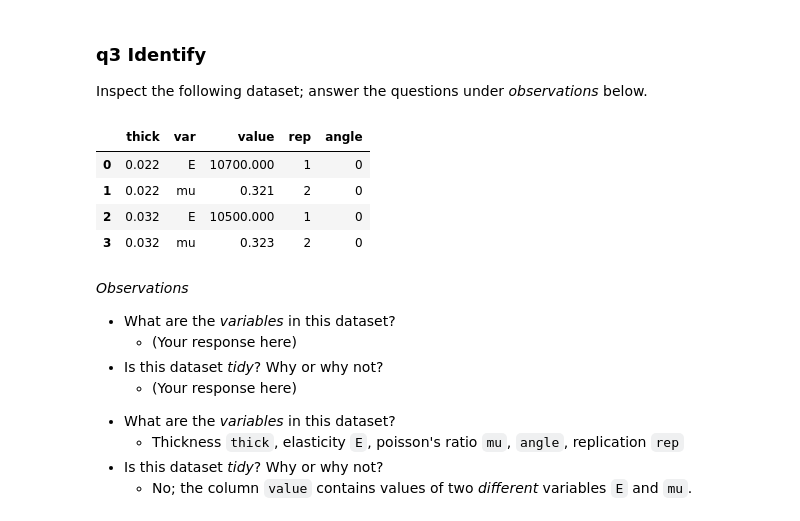
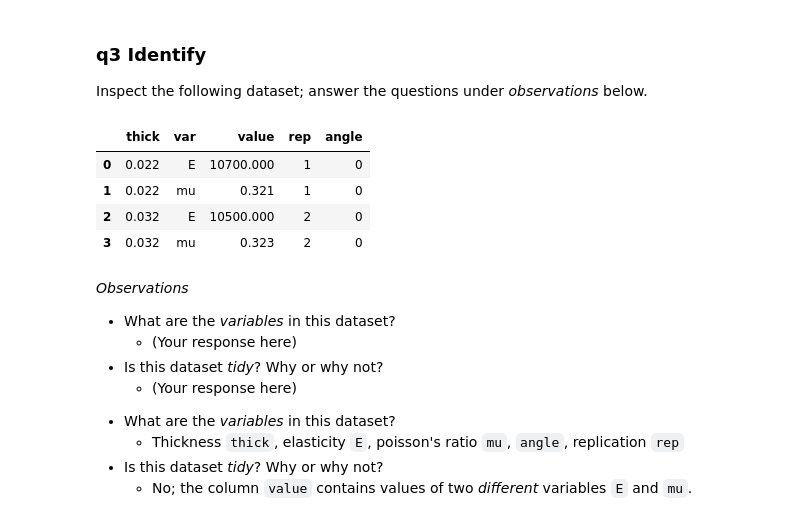
Before and after one commit to zdelrosario/evc-course, a Jupyter notebook: exercises/e-data03-pivot-master.ipynb, the cells around one changed output. Cells and saved outputs as stored; diff of their text form; code cells hidden in the pictures.

```diff
--- a/exercises/e-data03-pivot-master.ipynb
+++ b/exercises/e-data03-pivot-master.ipynb
@@ -178,18 +180,18 @@ Inspect the following dataset; answer the questions under *observations* below.
 # %%
 ## TASK: No need to edit; run and inspect
 df_alloys2 = gr.df_make(
     thick=[0.022, 0.022, 0.032, 0.032],
     var=["E", "mu", "E", "mu"],
     value=[10700, 0.321, 10500, 0.323],
-    rep=[1, 2, 1, 2],
+    rep=[1, 1, 2, 2],
     angle=[0, 0, 0, 0],
 )
 df_alloys2
 # %% [output]
 |  | thick | var | value | rep | angle |
 | 0 | 0.022 | E | 10700.000 | 1 | 0 |
-| 1 | 0.022 | mu | 0.321 | 2 | 0 |
-| 2 | 0.032 | E | 10500.000 | 1 | 0 |
+| 1 | 0.022 | mu | 0.321 | 1 | 0 |
+| 2 | 0.032 | E | 10500.000 | 2 | 0 |
 | 3 | 0.032 | mu | 0.323 | 2 | 0 |
 # %% [markdown]
 *Observations*
```
Also changed, not shown: parts of 24 cells of this notebook.
